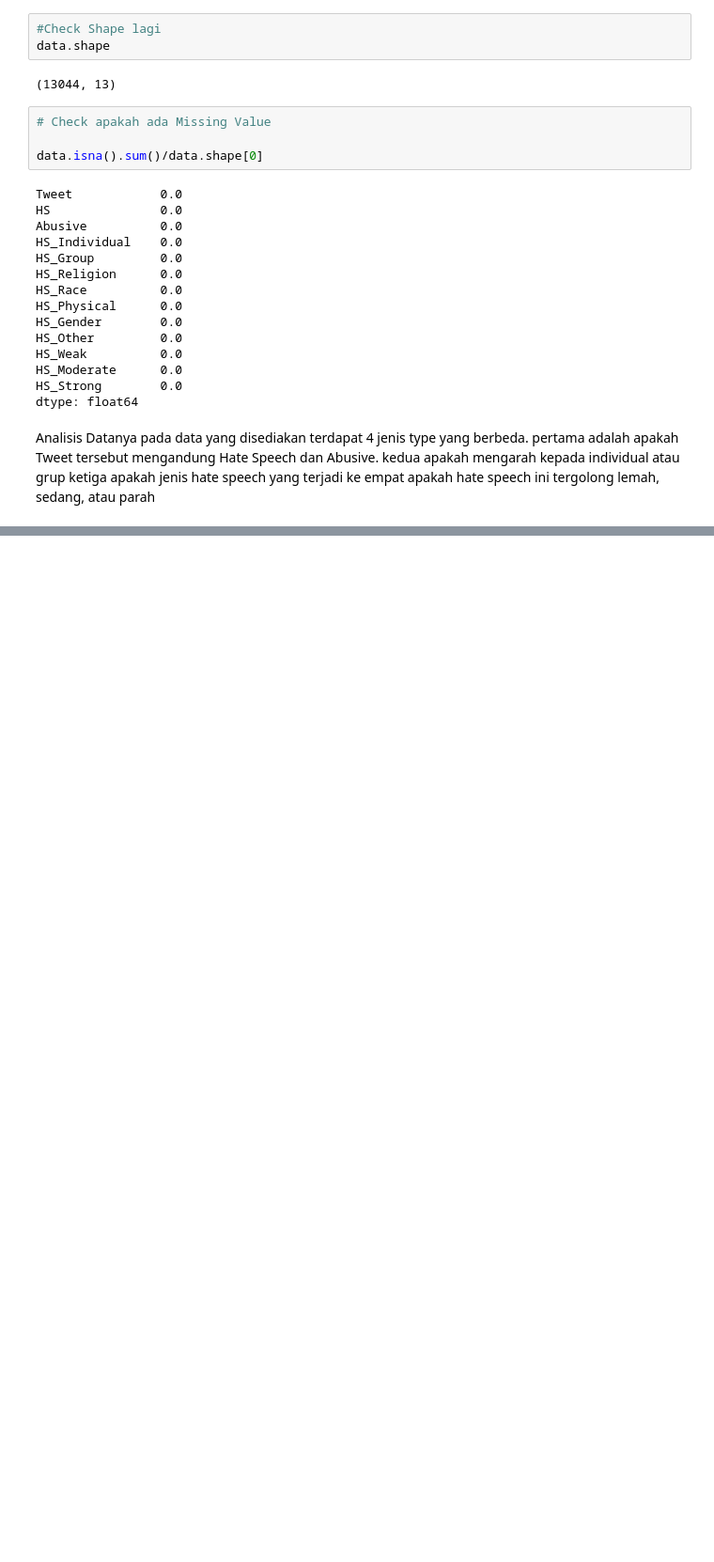
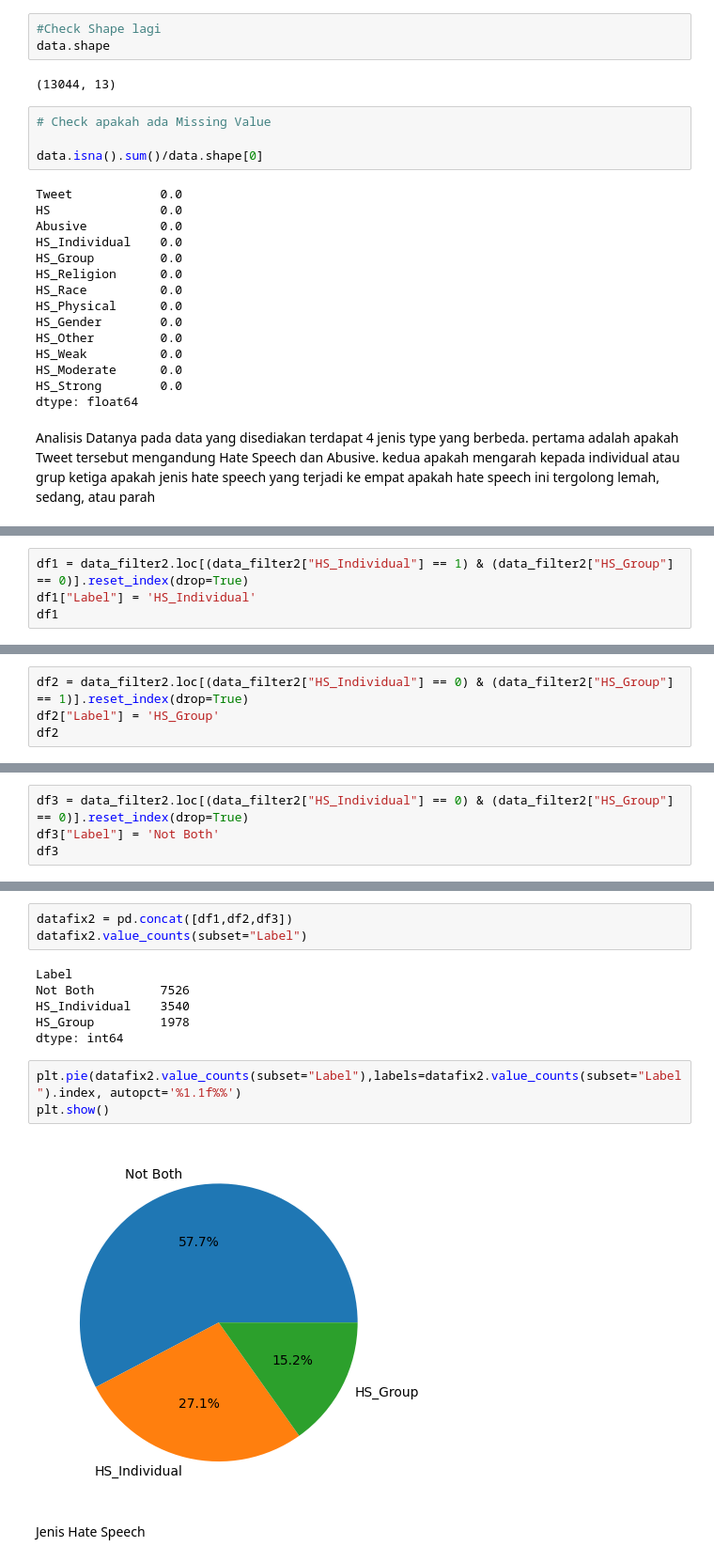
Before and after one commit to Athaelthes/binar-gold-challenge, a Jupyter notebook: AnalisisData.ipynb, the cells around one changed output, grey strips where cells are left out. Shown: that part at 94% size. Saved outputs shown, nothing was run; the diff lists cells and outputs as text; blank space fills up the shorter version.

```diff
--- a/AnalisisData.ipynb
+++ b/AnalisisData.ipynb
@@ -153,0 +248,4 @@ TypeError: JenisPertama() missing 1 required positional argument: 'y'
+# %%
+df1 = data_filter2.loc[(data_filter2["HS_Individual"] == 1) & (data_filter2["HS_Group"] == 0)].reset_index(drop=True)
+df1["Label"] = 'HS_Individual'
+df1
@@ -153,0 +266,4 @@ TypeError: JenisPertama() missing 1 required positional argument: 'y'
+# %%
+df2 = data_filter2.loc[(data_filter2["HS_Individual"] == 0) & (data_filter2["HS_Group"] == 1)].reset_index(drop=True)
+df2["Label"] = 'HS_Group'
+df2
@@ -153,0 +284,4 @@ TypeError: JenisPertama() missing 1 required positional argument: 'y'
+# %%
+df3 = data_filter2.loc[(data_filter2["HS_Individual"] == 0) & (data_filter2["HS_Group"] == 0)].reset_index(drop=True)
+df3["Label"] = 'Not Both'
+df3
@@ -153,0 +302,16 @@ TypeError: JenisPertama() missing 1 required positional argument: 'y'
+# %%
+datafix2 = pd.concat([df1,df2,df3])
+datafix2.value_counts(subset="Label")
+# %% [output]
+Label
+Not Both         7526
+HS_Individual    3540
+HS_Group         1978
+dtype: int64
+# %%
+plt.pie(datafix2.value_counts(subset="Label"),labels=datafix2.value_counts(subset="Label").index, autopct='%1.1f%%')
+plt.show()
+# %% [output]
+[figure, added]
+# %% [markdown]
+Jenis Hate Speech
```
Also changed, not shown: parts of 23 cells of this notebook, 8 other files.
